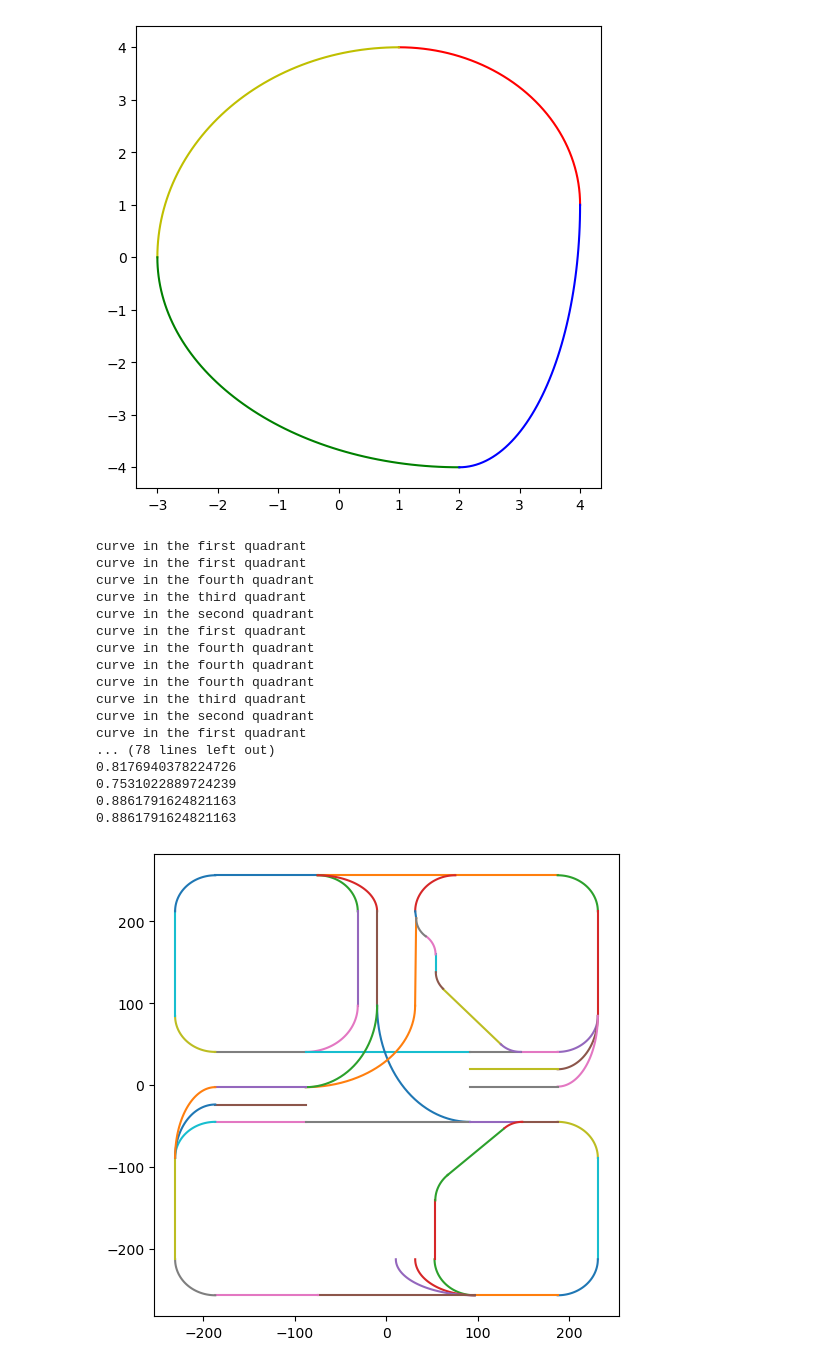
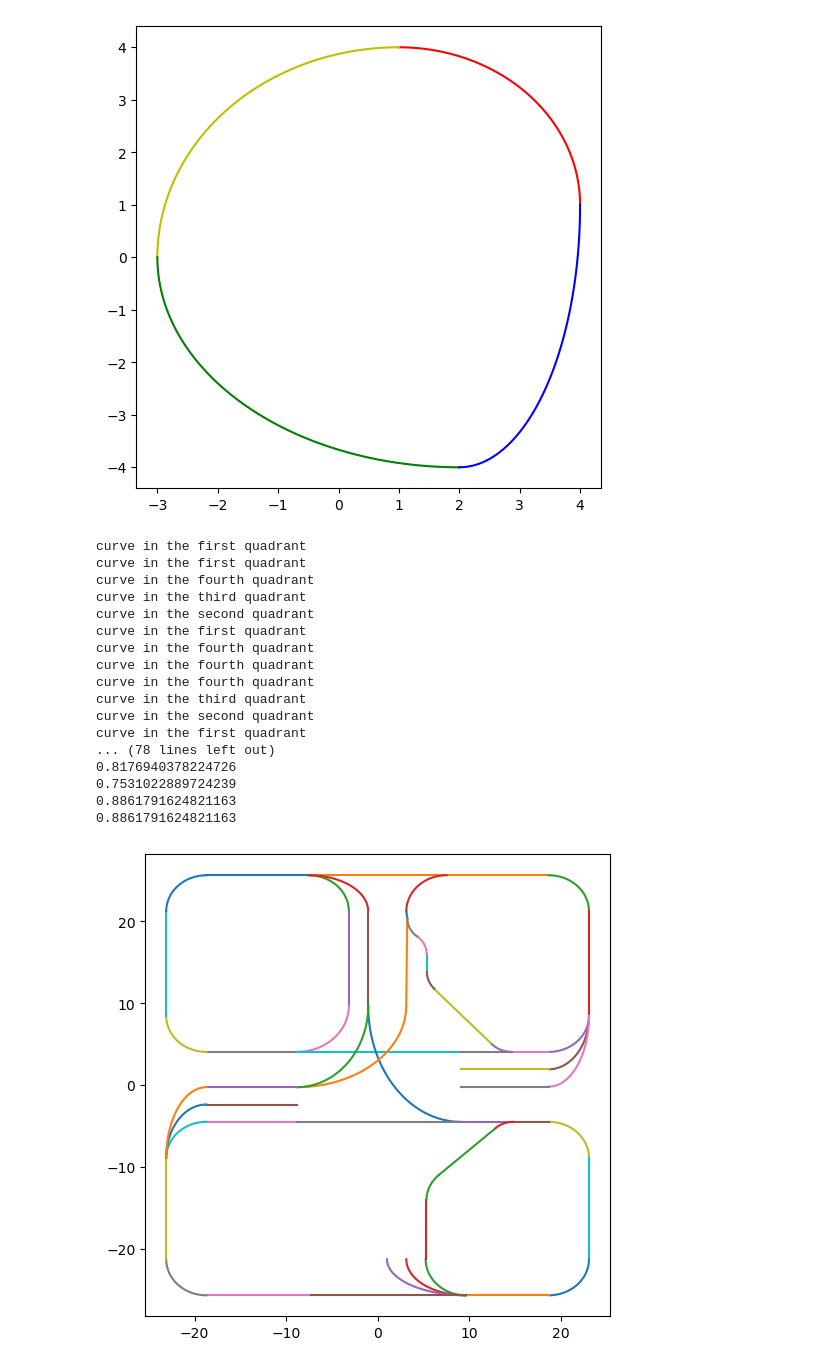
Before and after one commit to andy-wqfang/CIS_waypoint, a Jupyter notebook: src/mpc_package/lanes/generate.ipynb, the cells around one changed output. Drawn from its saved outputs; the diff is of its cells as text; code cells hidden in the pictures.

```diff
--- a/src/mpc_package/lanes/generate.ipynb
+++ b/src/mpc_package/lanes/generate.ipynb
@@ -530,7 +530,7 @@ def get_seg(start: int, end: int, type: str, orientation=None, sampling_dist=1):
     if type == 'turn' and orientation==None:
         raise ValueError("an orientation is required for curve")
     if type == 'straight':
-        seg = get_straight_seg(nodes[start], nodes[end], sampling_dist)
+        seg = get_straight_seg(nodes[start], nodes[end], sampling_dist)/10
         df = pd.DataFrame(seg)
         df.columns = ['X', 'Y']
         filename = str(start) + "_to_" + str(end) + ".json"
@@ -538,7 +538,7 @@ def get_seg(start: int, end: int, type: str, orientation=None, sampling_dist=1):
         get_json(seg, filename)
         plt.plot(seg[:, 0], seg[:, 1])
     elif type == 'turn':
-        seg = get_ellipse_seg(nodes[start], nodes[end], orientation, sampling_dist)
+        seg = get_ellipse_seg(nodes[start], nodes[end], orientation, sampling_dist)/10
         df = pd.DataFrame(seg)
         df.columns = ['x', 'y']
         filename = str(start) + "_to_" + str(end) + ".json"
@@ -614,6 +614,7 @@ t = np.linspace(0, np.pi/2 - theta, sample_num)
 arc_trajectory = np.zeros((sample_num, 2))
 arc_trajectory[:, 0] = -r4*np.cos(t) + ptF[0]
 arc_trajectory[:, 1] = r4*np.sin(t) + ptF[1]
+arc_trajectory = arc_trajectory / 10
 print(arc_trajectory)
 
 # df = pd.DataFrame(arc_trajectory)
@@ -635,6 +636,7 @@ t = np.linspace(np.pi/2 - theta, np.pi/2, sample_num)
 arc_trajectory = np.zeros((sample_num, 2))
 arc_trajectory[:, 0] = -r3*np.cos(t) + ptE[0]
 arc_trajectory[:, 1] = r3*np.sin(t) + ptE[1]
+arc_trajectory = arc_trajectory / 10
 print(arc_trajectory)
 
 # df = pd.DataFrame(arc_trajectory)
@@ -654,6 +656,7 @@ t = np.linspace(-np.pi/2, -np.pi/2 - theta, sample_num)
 arc_trajectory = np.zeros((sample_num, 2))
 arc_trajectory[:, 0] = ptG[0] + np.cos(t)*rG
 arc_trajectory[:, 1] = ptG[1] + np.sin(t)*rG
+arc_trajectory = arc_trajectory / 10
 plt.plot(arc_trajectory[:, 0], arc_trajectory[:, 1])
 # plt.figure().set_figwidth(640)
 filename = str(16) + "_to_" + str(48) + ".json"
@@ -671,6 +674,7 @@ arc_trajectory[:, 0] = ptH[0] + np.cos(t)*rG
 arc_trajectory[:, 1] = ptH[1] + np.sin(t)*rG
 filename = str(49) + "_to_" + str(50)+".json"
 get_json(arc_trajectory, filename)
+arc_trajectory = arc_trajectory / 10
 plt.plot(arc_trajectory[:, 0], arc_trajectory[:, 1])
 
 # circle I
@@ -685,42 +689,44 @@ arc_trajectory[:, 0] = ptI[0] + np.cos(t)*rI
 arc_trajectory[:, 1] = ptI[1] + np.sin(t)*rI
 filename = str(51) + "_to_" + str(52)+".json"
 get_json(arc_trajectory, filename)
+arc_trajectory = arc_trajectory / 10
 plt.plot(arc_trajectory[:, 0], arc_trajectory[:, 1])
 
-# circle I
+# circle J
 theta = np.arctan2(nodes[52][1]-ptI[1], nodes[52][0]-ptI[0])
 # theta = np.pi/2 - theta
 print(theta)
 arclength = rJ * theta
 sample_num = int(arclength/sampling_dist)
 t = np.linspace(-np.pi+theta, -np.pi, sample_num)
 arc_trajectory = np.zeros((sample_num, 2))
 arc_trajectory[:, 0] = ptJ[0] + np.cos(t)*rJ
 arc_trajectory[:, 1] = ptJ[1] + np.sin(t)*rJ
+arc_trajectory = arc_trajectory / 10
 
 filename = str(52) + "_to_" + str(10)+".json"
 get_json(arc_trajectory, filename)
 plt.plot(arc_trajectory[:, 0], arc_trajectory[:, 1])
 plt.show()
 # %% [output]
 curve in the first quadrant
 curve in the first quadrant
 curve in the fourth quadrant
 curve in the third quadrant
 curve in the second quadrant
 curve in the first quadrant
 curve in the fourth quadrant
 curve in the fourth quadrant
 curve in the fourth quadrant
 curve in the third quadrant
 curve in the second quadrant
 curve in the first quadrant
 ... (78 lines left out)
 0.8176940378224726
 0.7531022889724239
 0.8861791624821163
 0.8861791624821163
-[figure, old version]
+[figure, new version]
 # %%
 sampling_dist = 1 # set the sampling distance
 get_seg(1, 2, 'straight', None, sampling_dist)
```
Also changed, not shown: parts of 1 cell of this notebook, 56 other files.
